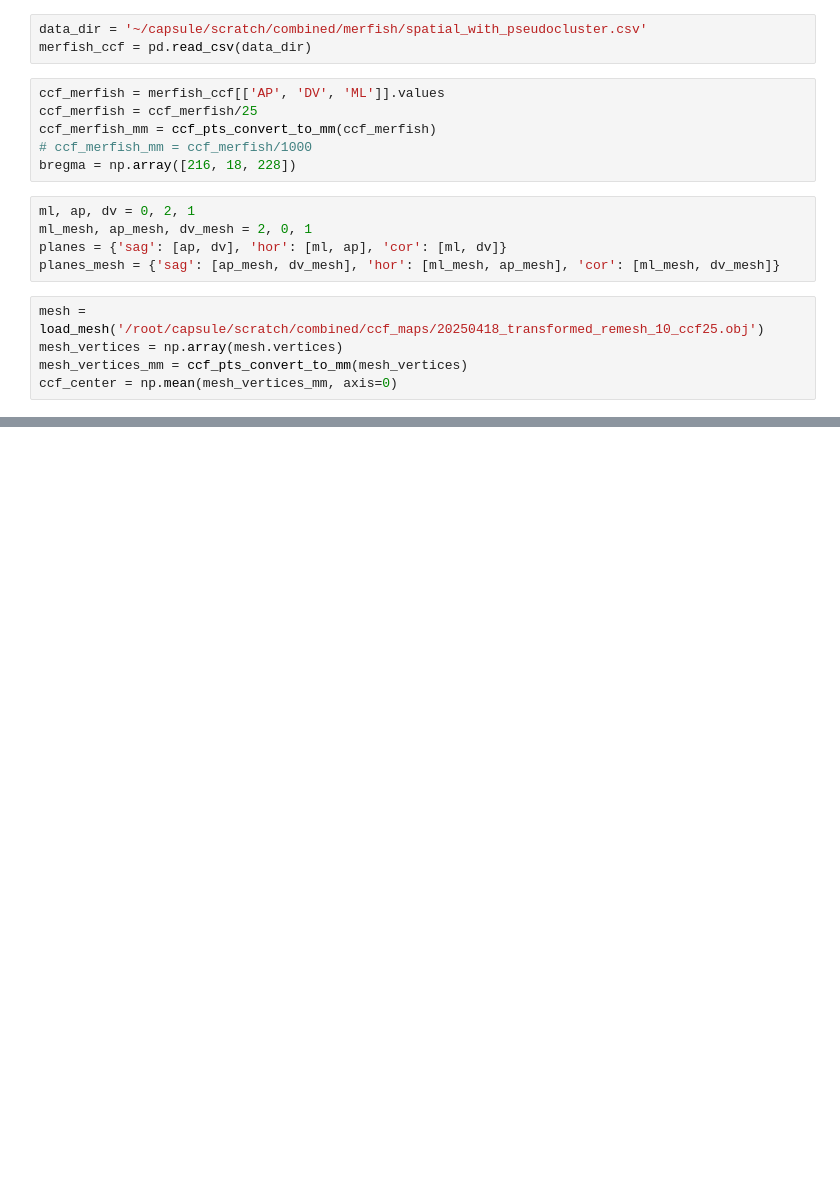
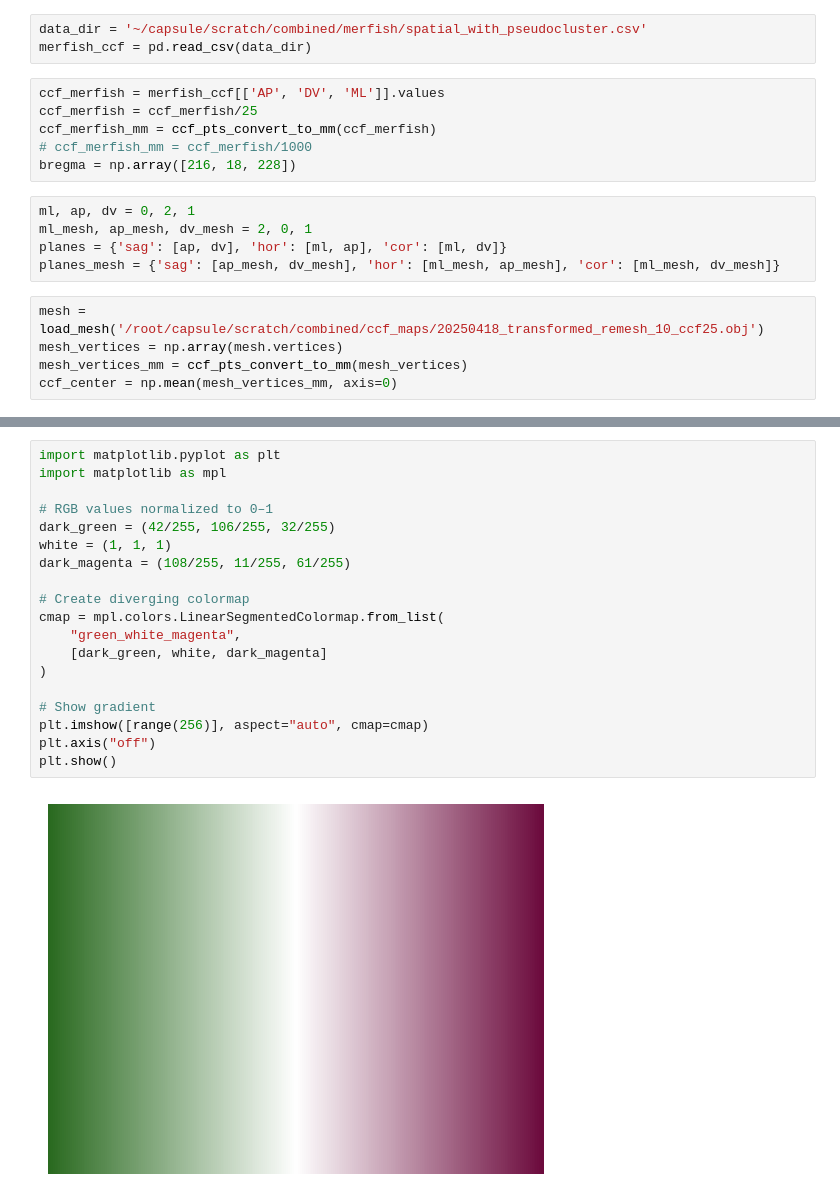
Before and after one commit to AllenNeuralDynamics/aind-beh-ephys-analysis, a Jupyter notebook: code/beh_ephys_analysis/session_combine/merfish.ipynb, the cells around one changed output, grey strips where cells are left out. Cells and saved outputs as stored; diff of their text form; blank space fills up the shorter version.

```diff
--- a/code/beh_ephys_analysis/session_combine/merfish.ipynb
+++ b/code/beh_ephys_analysis/session_combine/merfish.ipynb
@@ -112,0 +74,21 @@ for plane, ax_ind in zip(planes.keys(), range(3)):
+# %%
+import matplotlib.pyplot as plt
+import matplotlib as mpl
+
+# RGB values normalized to 0–1
+dark_green = (42/255, 106/255, 32/255)
+white = (1, 1, 1)
+dark_magenta = (108/255, 11/255, 61/255)
+
+# Create diverging colormap
+cmap = mpl.colors.LinearSegmentedColormap.from_list(
+    "green_white_magenta",
+    [dark_green, white, dark_magenta]
+)
+
+# Show gradient
+plt.imshow([range(256)], aspect="auto", cmap=cmap)
+plt.axis("off")
+plt.show()
+# %% [output]
+[figure, added]
```
Also changed, not shown: parts of 6 cells of this notebook, 3 other files.
